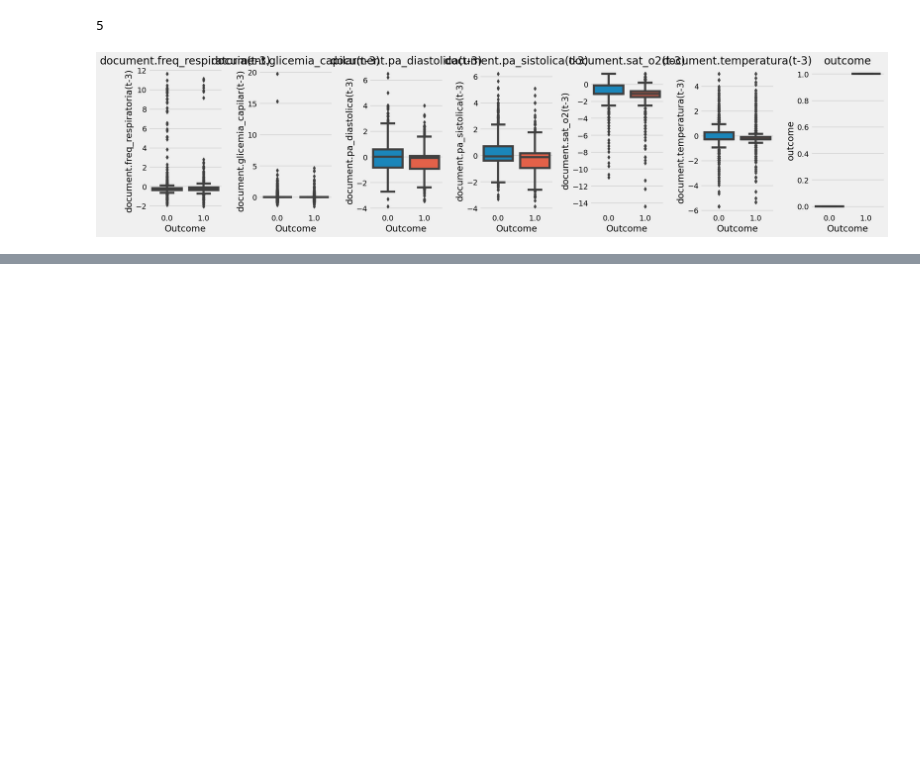
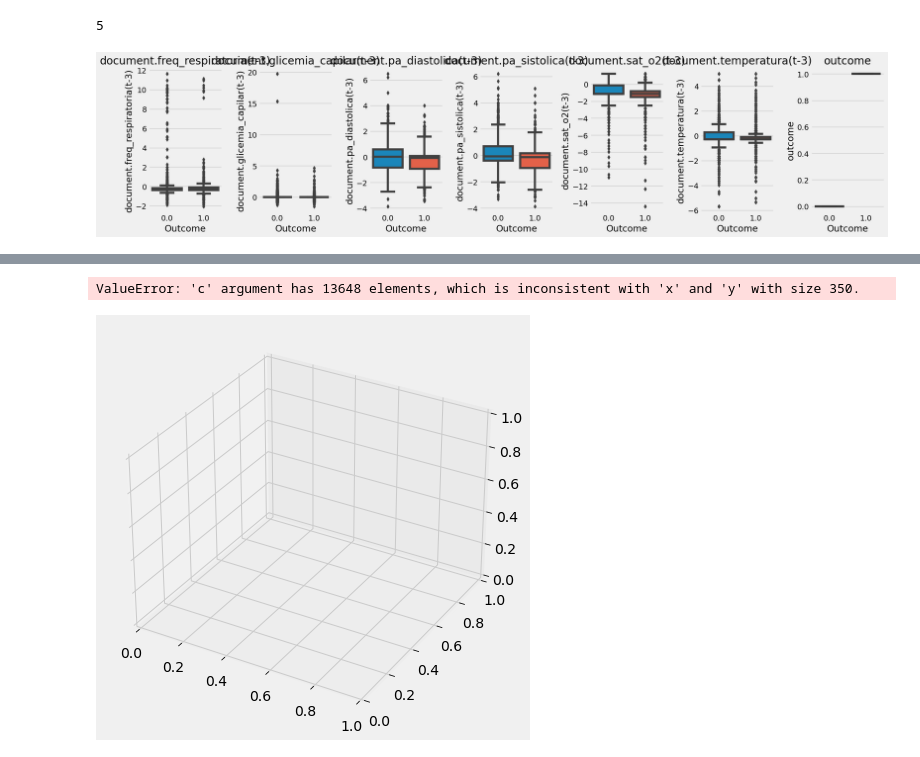
Before and after one commit to Seungminin/UNLV_Project, a Jupyter notebook: Data_analysis.ipynb, the cells around one changed output, grey strips where cells are left out. Cells and saved outputs as stored; diff of their text form; code cells hidden in the pictures; blank space fills up the shorter version.

```diff
--- a/Data_analysis.ipynb
+++ b/Data_analysis.ipynb
@@ -486,3 +486,8 @@ plt.show()
 # %% [output]
 5
 [figure]
+# %%
+drop_features = ['days_from_entrance','delta_collect_timestamp_t-t1','delta_collect_timestamp_t1-t2',
+                 'delta_collect_timestamp_t2-t3', 'delta_collect_timestamp_t3-t4','outcome']
+X = dataset.drop(drop_features, axis = 1)     # # of X is 66
+Y = dataset["outcome"]
@@ -488,0 +548,30 @@ plt.show()
+# %%
+# 결과 시각화 (3D)
+fig = plt.figure(figsize=(10, 7))
+ax = fig.add_subplot(111, projection='3d')
+
+# 색상 매핑을 위한 배열 생성 (Y_3d의 고유 값에 따라 색상 설정)
+unique_labels = Y_3d.unique()
+color_map = {label: idx for idx, label in enumerate(unique_labels)}
+colors = Y_3d.map(color_map)  # 각 Y 값에 대해 색상 매핑
+
+sc = ax.scatter(
+    X_3d_with_delta[0],
+    X_3d_with_delta[1],
+    X_3d_with_delta[2],
+    c=colors,
+    cmap='viridis', alpha=0.7
+)
+
+# 축 레이블 설정
+ax.set_title('3D matrix of Dataset')
+ax.set_xlabel('Sample')
+ax.set_ylabel('Time')
+ax.set_zlabel('Features')
+
+# 컬러바 추가
+plt.colorbar(sc)
+plt.show()
+# %% [output]
+ValueError: 'c' argument has 13648 elements, which is inconsistent with 'x' and 'y' with size 350.
+[figure, added]
```
Also changed, not shown: parts of 2 cells of this notebook, 4 other files.
